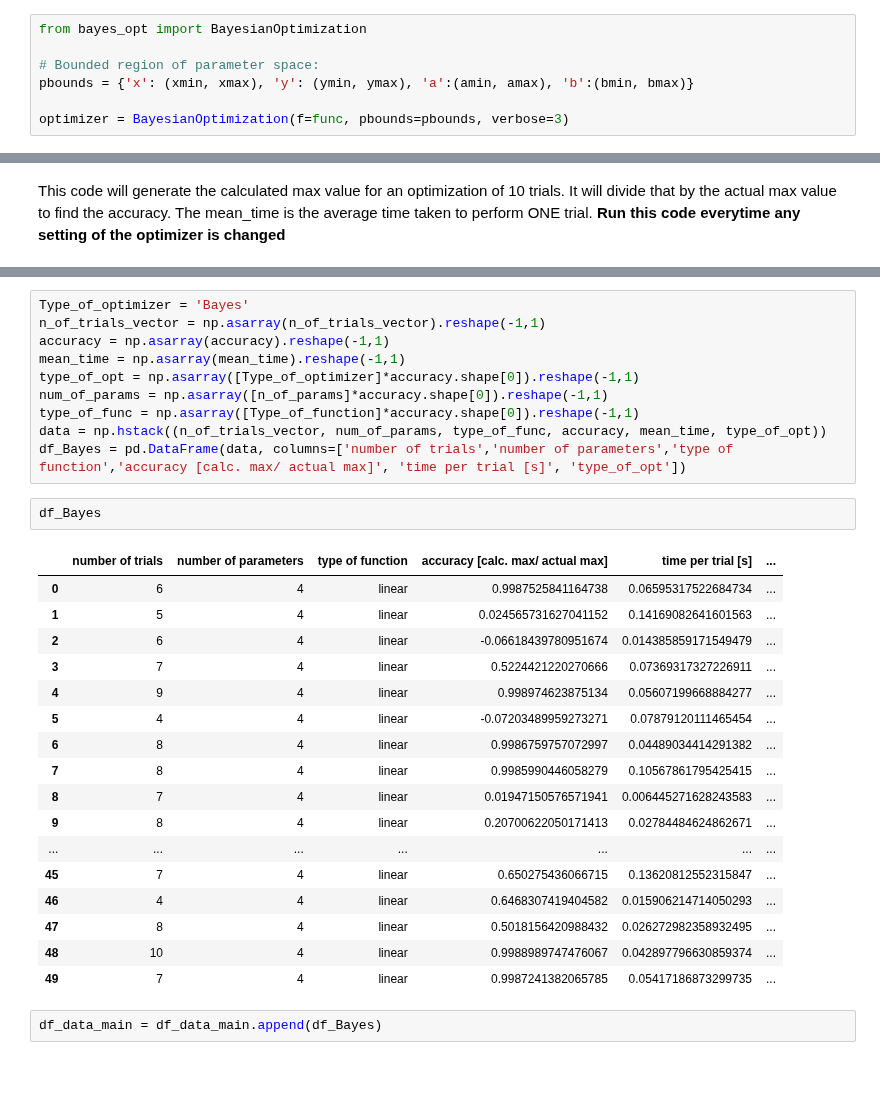
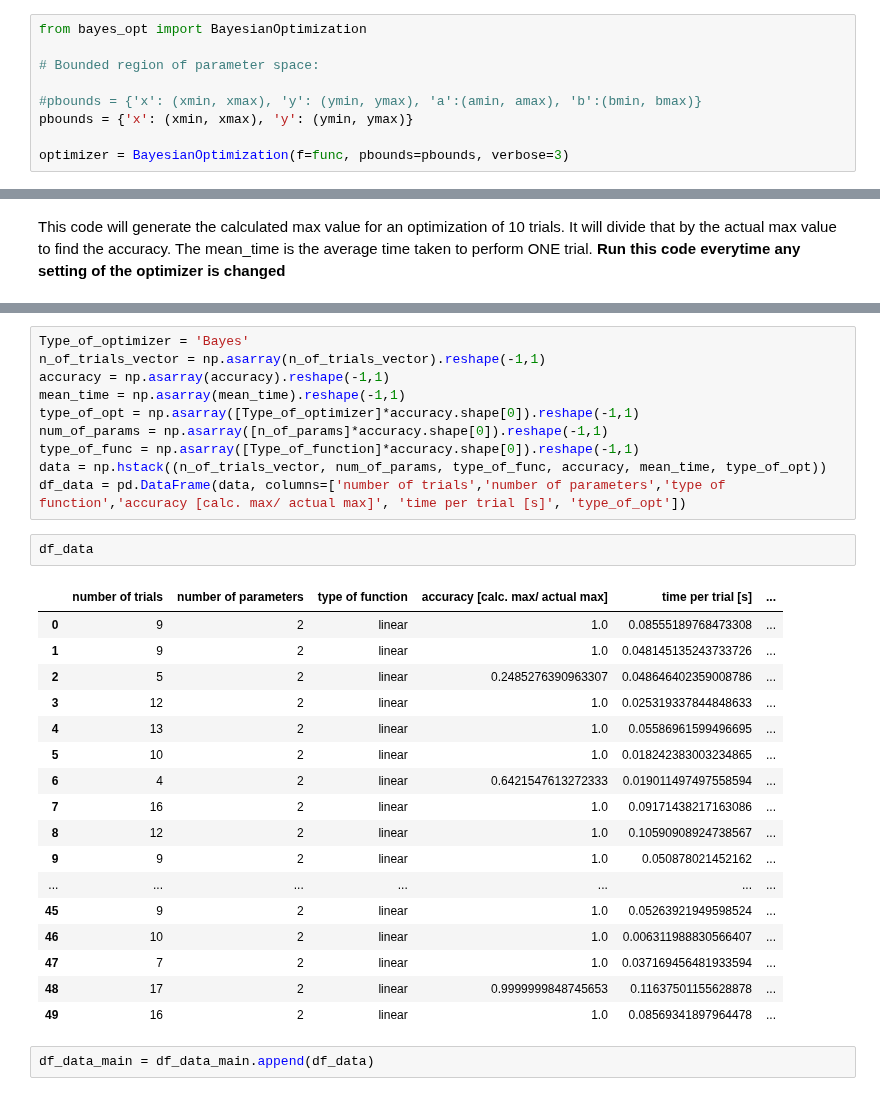
Before and after one commit to Optimistic-Optimizers/Black-Box-Optimization, a Jupyter notebook: Bayes_Opt.ipynb, the cells around one changed output, grey strips where cells are left out. Cells and saved outputs as stored; diff of their text form.

```diff
--- a/Bayes_Opt.ipynb
+++ b/Bayes_Opt.ipynb
@@ -57,7 +49,9 @@ def func(x,y,a,b):
 from bayes_opt import BayesianOptimization
 
 # Bounded region of parameter space:
-pbounds = {'x': (xmin, xmax), 'y': (ymin, ymax), 'a':(amin, amax), 'b':(bmin, bmax)}
+
+#pbounds = {'x': (xmin, xmax), 'y': (ymin, ymax), 'a':(amin, amax), 'b':(bmin, bmax)}
+pbounds = {'x': (xmin, xmax), 'y': (ymin, ymax)}
 
 optimizer = BayesianOptimization(f=func, pbounds=pbounds, verbose=3)
 # %% [markdown]
@@ -178,29 +174,29 @@ type_of_opt = np.asarray([Type_of_optimizer]*accuracy.shape[0]).reshape(-1,1)
 num_of_params = np.asarray([n_of_params]*accuracy.shape[0]).reshape(-1,1)
 type_of_func = np.asarray([Type_of_function]*accuracy.shape[0]).reshape(-1,1)
 data = np.hstack((n_of_trials_vector, num_of_params, type_of_func, accuracy, mean_time, type_of_opt))
-df_Bayes = pd.DataFrame(data, columns=['number of trials','number of parameters','type of function','accuracy [calc. max/ actual max]', 'time per trial [s]', 'type_of_opt'])
+df_data = pd.DataFrame(data, columns=['number of trials','number of parameters','type of function','accuracy [calc. max/ actual max]', 'time per trial [s]', 'type_of_opt'])
-# %%
-df_Bayes
-# %% [output]
-|  | number of trials | number of parameters | type of function | accuracy [calc. max/ actual max] | time per trial [s] | ... |
-| 0 | 6 | 4 | linear | 0.9987525841164738 | 0.06595317522684734 | ... |
-| 1 | 5 | 4 | linear | 0.024565731627041152 | 0.14169082641601563 | ... |
-| 2 | 6 | 4 | linear | -0.06618439780951674 | 0.014385859171549479 | ... |
-| 3 | 7 | 4 | linear | 0.5224421220270666 | 0.07369317327226911 | ... |
-| 4 | 9 | 4 | linear | 0.998974623875134 | 0.05607199668884277 | ... |
-| 5 | 4 | 4 | linear | -0.07203489959273271 | 0.07879120111465454 | ... |
-| 6 | 8 | 4 | linear | 0.9986759757072997 | 0.04489034414291382 | ... |
-| 7 | 8 | 4 | linear | 0.9985990446058279 | 0.10567861795425415 | ... |
-| 8 | 7 | 4 | linear | 0.01947150576571941 | 0.006445271628243583 | ... |
-| 9 | 8 | 4 | linear | 0.20700622050171413 | 0.02784484624862671 | ... |
-| ... | ... | ... | ... | ... | ... | ... |
-| 45 | 7 | 4 | linear | 0.650275436066715 | 0.13620812552315847 | ... |
-| 46 | 4 | 4 | linear | 0.6468307419404582 | 0.015906214714050293 | ... |
-| 47 | 8 | 4 | linear | 0.5018156420988432 | 0.026272982358932495 | ... |
-| 48 | 10 | 4 | linear | 0.9988989747476067 | 0.042897796630859374 | ... |
-| 49 | 7 | 4 | linear | 0.9987241382065785 | 0.05417186873299735 | ... |
+# %%
+df_data
+# %% [output]
+|  | number of trials | number of parameters | type of function | accuracy [calc. max/ actual max] | time per trial [s] | ... |
+| 0 | 9 | 2 | linear | 1.0 | 0.08555189768473308 | ... |
+| 1 | 9 | 2 | linear | 1.0 | 0.048145135243733726 | ... |
+| 2 | 5 | 2 | linear | 0.2485276390963307 | 0.048646402359008786 | ... |
+| 3 | 12 | 2 | linear | 1.0 | 0.025319337844848633 | ... |
+| 4 | 13 | 2 | linear | 1.0 | 0.05586961599496695 | ... |
+| 5 | 10 | 2 | linear | 1.0 | 0.018242383003234865 | ... |
+| 6 | 4 | 2 | linear | 0.6421547613272333 | 0.019011497497558594 | ... |
+| 7 | 16 | 2 | linear | 1.0 | 0.09171438217163086 | ... |
+| 8 | 12 | 2 | linear | 1.0 | 0.10590908924738567 | ... |
+| 9 | 9 | 2 | linear | 1.0 | 0.050878021452162 | ... |
+| ... | ... | ... | ... | ... | ... | ... |
+| 45 | 9 | 2 | linear | 1.0 | 0.05263921949598524 | ... |
+| 46 | 10 | 2 | linear | 1.0 | 0.006311988830566407 | ... |
+| 47 | 7 | 2 | linear | 1.0 | 0.037169456481933594 | ... |
+| 48 | 17 | 2 | linear | 0.9999999848745653 | 0.11637501155628878 | ... |
+| 49 | 16 | 2 | linear | 1.0 | 0.08569341897964478 | ... |
 # %%
-df_data_main = df_data_main.append(df_Bayes)
+df_data_main = df_data_main.append(df_data)
 # %%
 df_data_main
 # %% [output]
```
Also changed, not shown: parts of 9 cells of this notebook.
